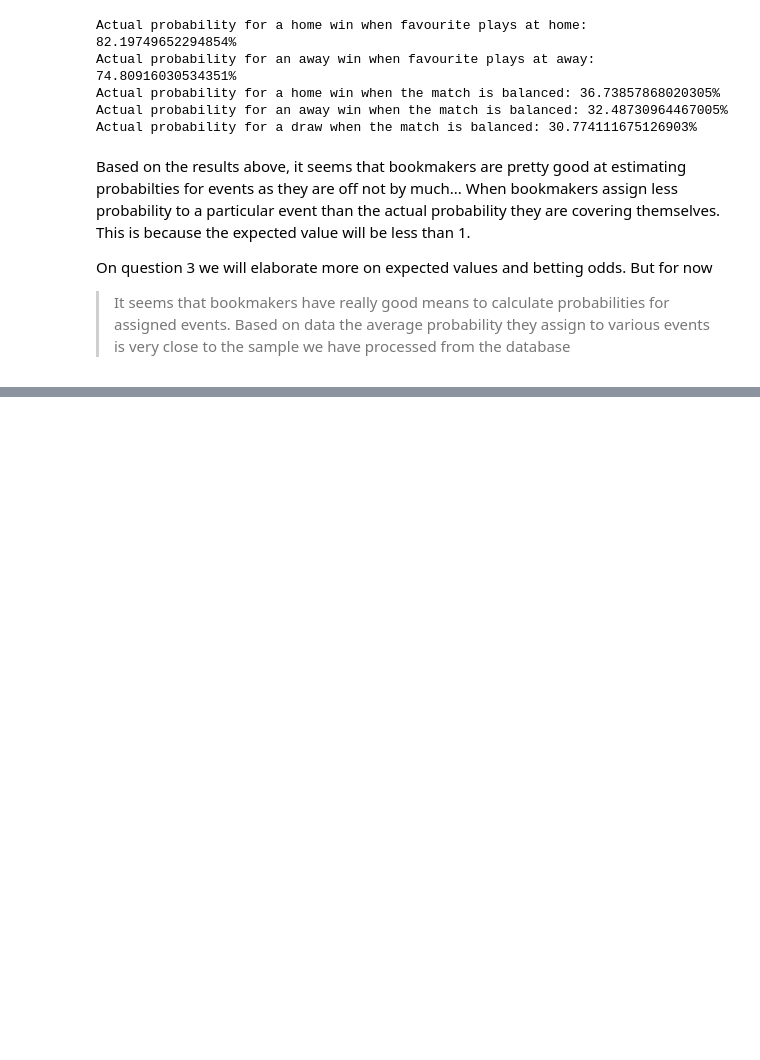
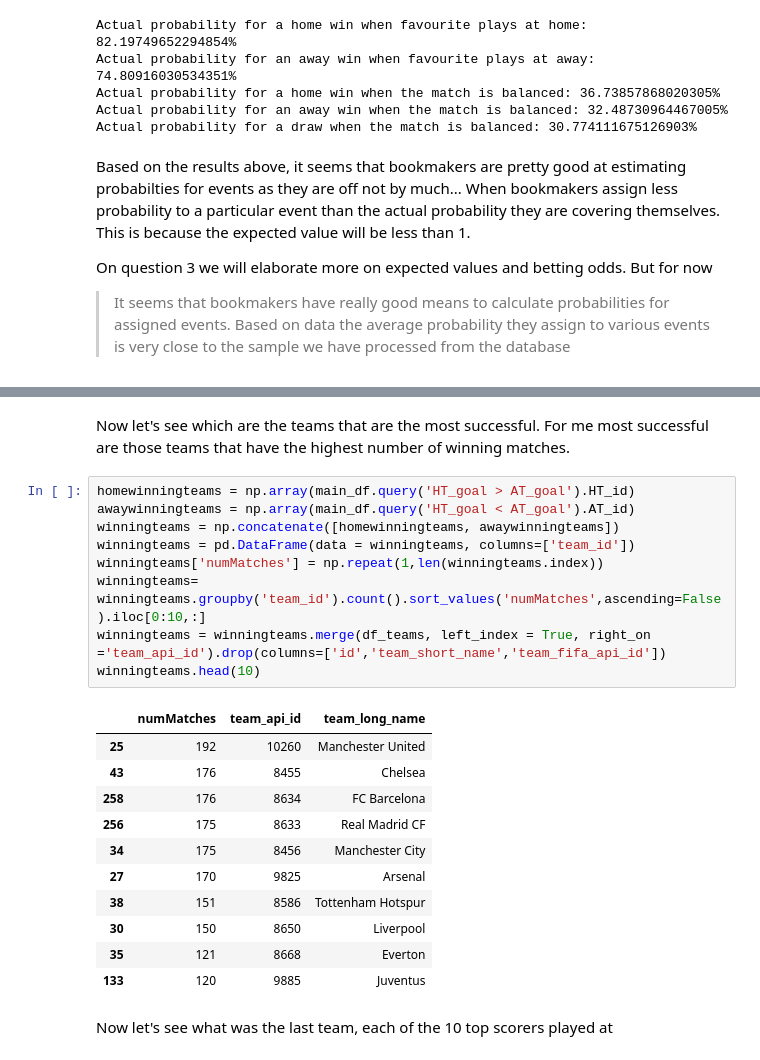
Before and after one commit to aleromar/DescriptiveFootieOdds, a Jupyter notebook: reportARM.ipynb, the cells around one changed output, grey strips where cells are left out. Saved outputs shown, nothing was run; the diff lists cells and outputs as text; blank space fills up the shorter version.

```diff
--- a/reportARM.ipynb
+++ b/reportARM.ipynb
@@ -557,0 +698,25 @@ On question 3 we will elaborate more on expected values and betting odds. But fo
+# %% [markdown]
+Now let's see which are the teams that are the most successful. For me most successful are those teams that have the highest number of winning matches.
+# %%
+homewinningteams = np.array(main_df.query('HT_goal > AT_goal').HT_id)
+awaywinningteams = np.array(main_df.query('HT_goal < AT_goal').AT_id)
+winningteams = np.concatenate([homewinningteams, awaywinningteams])
+winningteams = pd.DataFrame(data = winningteams, columns=['team_id'])
+winningteams['numMatches'] = np.repeat(1,len(winningteams.index))
+winningteams= winningteams.groupby('team_id').count().sort_values('numMatches',ascending=False).iloc[0:10,:]
+winningteams = winningteams.merge(df_teams, left_index = True, right_on ='team_api_id').drop(columns=['id','team_short_name','team_fifa_api_id'])
+winningteams.head(10)
+# %% [output]
+|  | numMatches | team_api_id | team_long_name |
+| 25 | 192 | 10260 | Manchester United |
+| 43 | 176 | 8455 | Chelsea |
+| 258 | 176 | 8634 | FC Barcelona |
+| 256 | 175 | 8633 | Real Madrid CF |
+| 34 | 175 | 8456 | Manchester City |
+| 27 | 170 | 9825 | Arsenal |
+| 38 | 151 | 8586 | Tottenham Hotspur |
+| 30 | 150 | 8650 | Liverpool |
+| 35 | 121 | 8668 | Everton |
+| 133 | 120 | 9885 | Juventus |
+# %% [markdown]
+Now let's see what was the last team, each of the 10 top scorers played at
```
Also changed, not shown: parts of 32 cells of this notebook.
